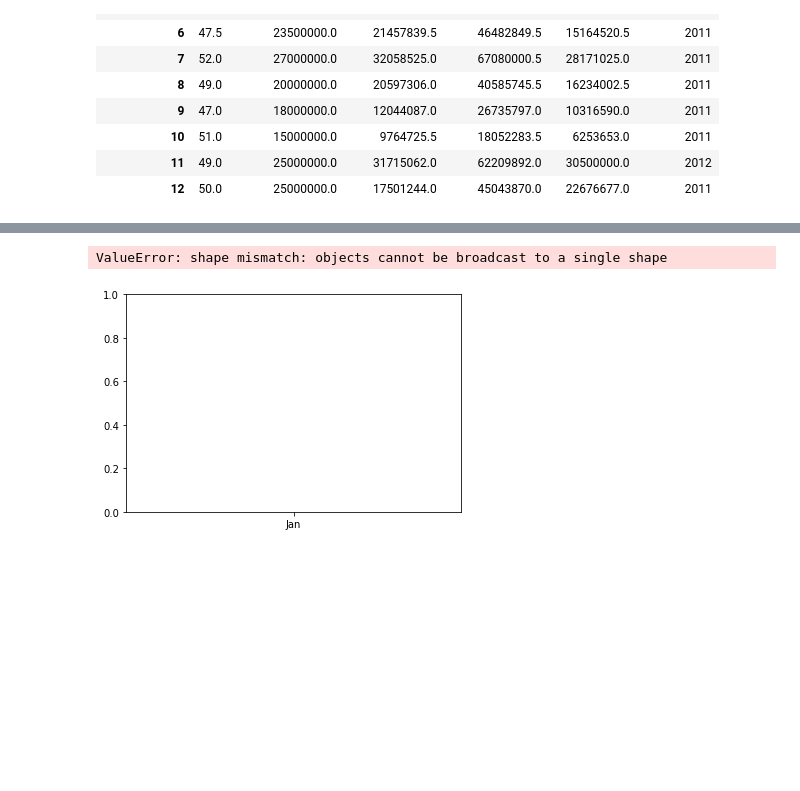
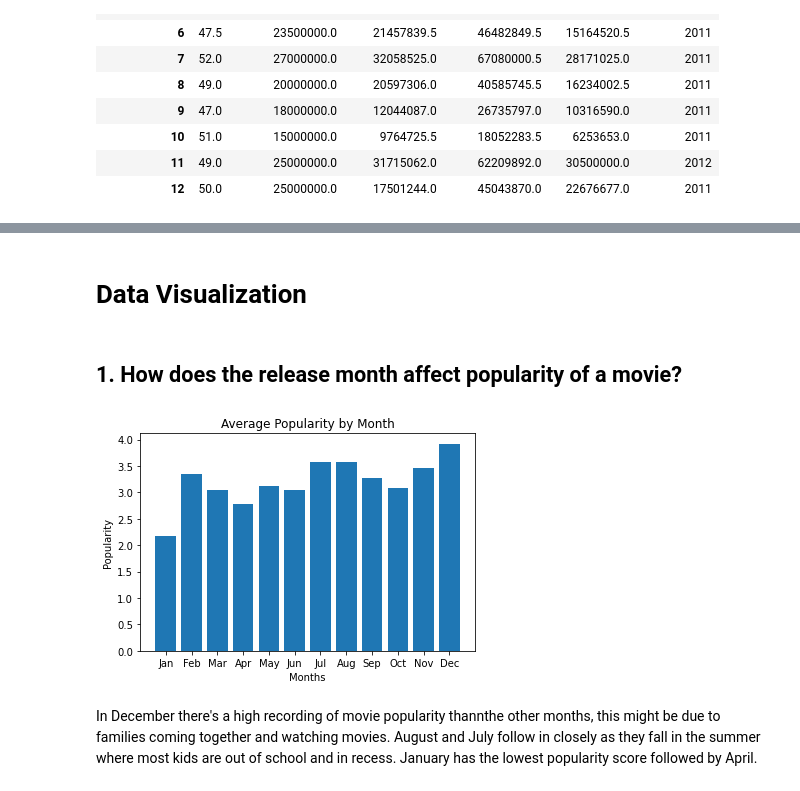
Before and after one commit to berum77kag/dsc-phase-1-project-v2-4, a Jupyter notebook: student.ipynb, the cells around one changed output, grey strips where cells are left out. Cells and saved outputs as stored; diff of their text form; code cells hidden in the pictures; blank space fills up the shorter version.

```diff
--- a/student.ipynb
+++ b/student.ipynb
@@ -801,11 +864,17 @@ Using the tmbd_data dataset, using a histogram to plot Vote_average against mont
+# %% [markdown]
+# Data Visualization
+# %% [markdown]
+## 1. How does the release month affect popularity of a movie?
 # %%
-months = ['Jan', 'Feb', 'Mar', 'Apr', 'May', 'Jun', 'Jul', 'Aug', 'Oct', 'Nov', 'Dec']
+months = ['Jan', 'Feb', 'Mar', 'Apr', 'May', 'Jun', 'Jul', 'Aug', 'Sep', 'Oct', 'Nov', 'Dec']
 
 fig, ax = plt.subplots()
-ax.bar(months, AVGVT)
-ax.set_title('Average Vote by Month')
-ax.set_xlabel('Month')
-ax.set_ylabel('Vote');
+ax.bar(months, grouped_tmdb_data['popularity'].mean())
+ax.set_title('Average Popularity by Month')
+ax.set_xlabel('Months')
+ax.set_ylabel('Popularity');
 # %% [output]
-ValueError: shape mismatch: objects cannot be broadcast to a single shape
-[figure, old version]
+[figure, new version]
+# %% [markdown]
+In December there's a high recording of movie popularity thannthe other months, this might be due to families coming together and watching movies. August and July follow in closely as they fall in the summer where most kids are out of school and in recess.
+January has the lowest popularity score followed by April.
```
Also changed, not shown: parts of 35 cells of this notebook.
